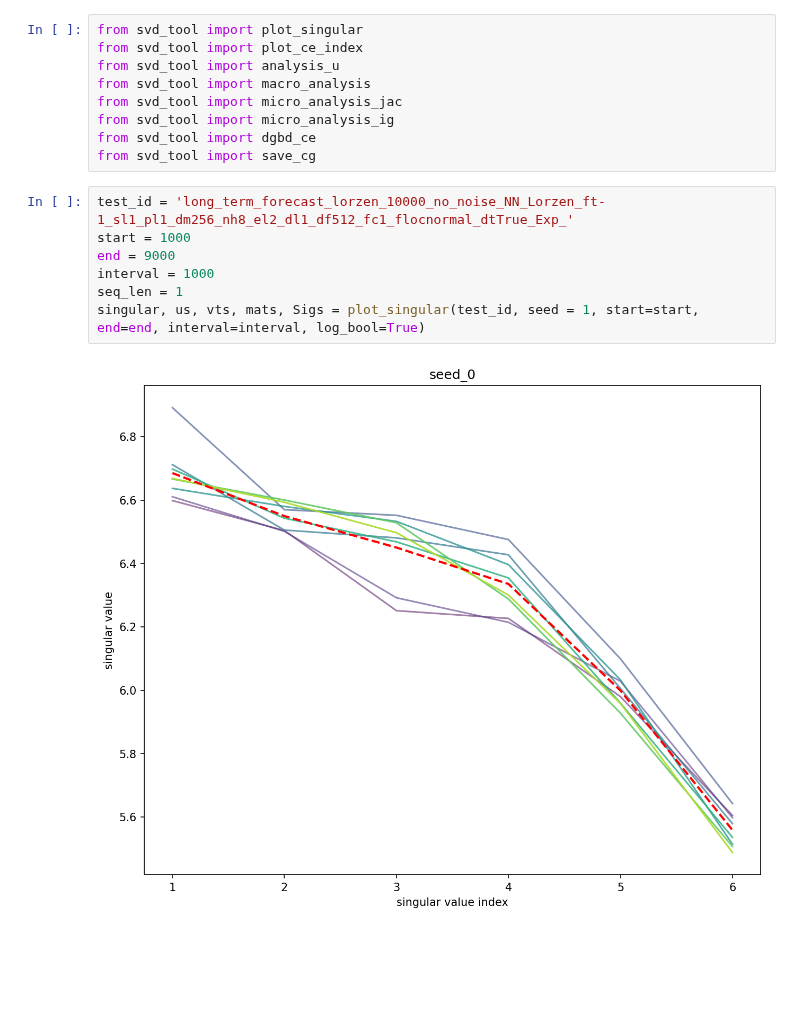
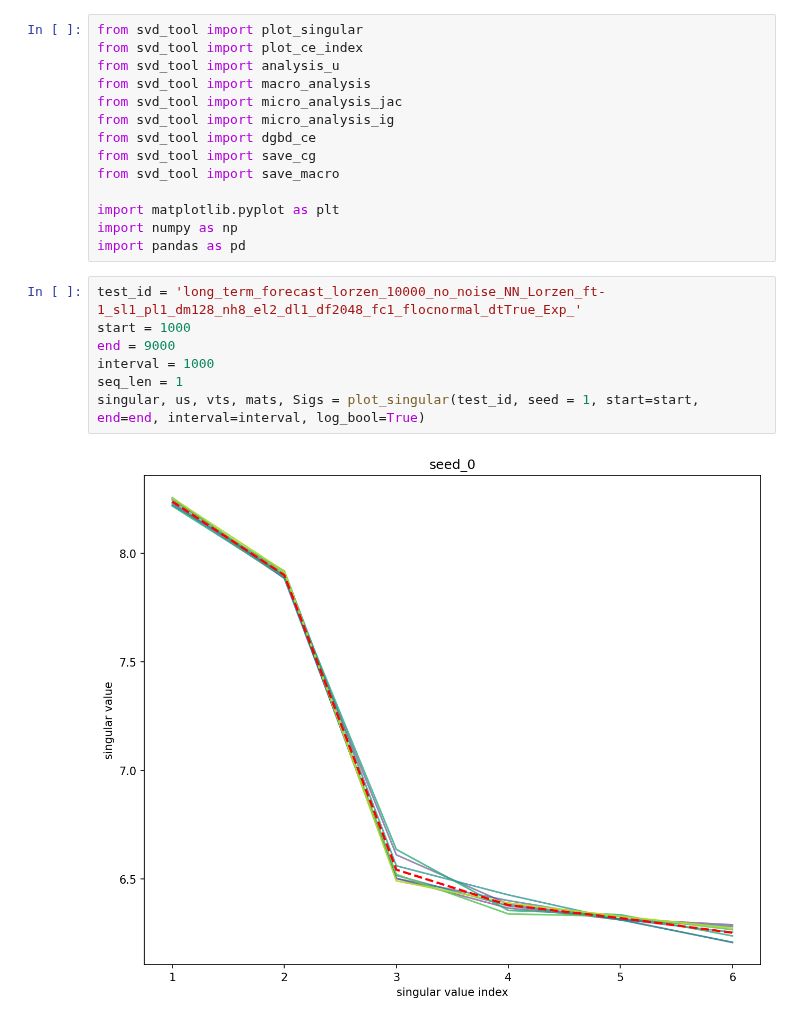
Before and after one commit to Matthew-ymz/Time-series-forecasting-for-causal-emergence, a Jupyter notebook: postprocessing/jacobian_svd_lorzen.ipynb, the cells around one changed output. Drawn from its saved outputs; the diff is of its cells as text; blank space fills up the shorter version.

```diff
--- a/postprocessing/jacobian_svd_lorzen.ipynb
+++ b/postprocessing/jacobian_svd_lorzen.ipynb
@@ -7,12 +7,17 @@ from svd_tool import micro_analysis_jac
 from svd_tool import micro_analysis_ig
 from svd_tool import dgbd_ce
 from svd_tool import save_cg
+from svd_tool import save_macro
+
+import matplotlib.pyplot as plt
+import numpy as np
+import pandas as pd
 # %%
-test_id = 'long_term_forecast_lorzen_10000_no_noise_NN_Lorzen_ft-1_sl1_pl1_dm256_nh8_el2_dl1_df512_fc1_flocnormal_dtTrue_Exp_'
+test_id = 'long_term_forecast_lorzen_10000_no_noise_NN_Lorzen_ft-1_sl1_pl1_dm128_nh8_el2_dl1_df2048_fc1_flocnormal_dtTrue_Exp_'
 start = 1000
 end = 9000
 interval = 1000
 seq_len = 1
 singular, us, vts, mats, Sigs = plot_singular(test_id, seed = 1, start=start, end=end, interval=interval, log_bool=True)
 # %% [output]
-[figure, old version]
+[figure, new version]
```
Also changed, not shown: parts of 7 cells of this notebook, 3 other files.
